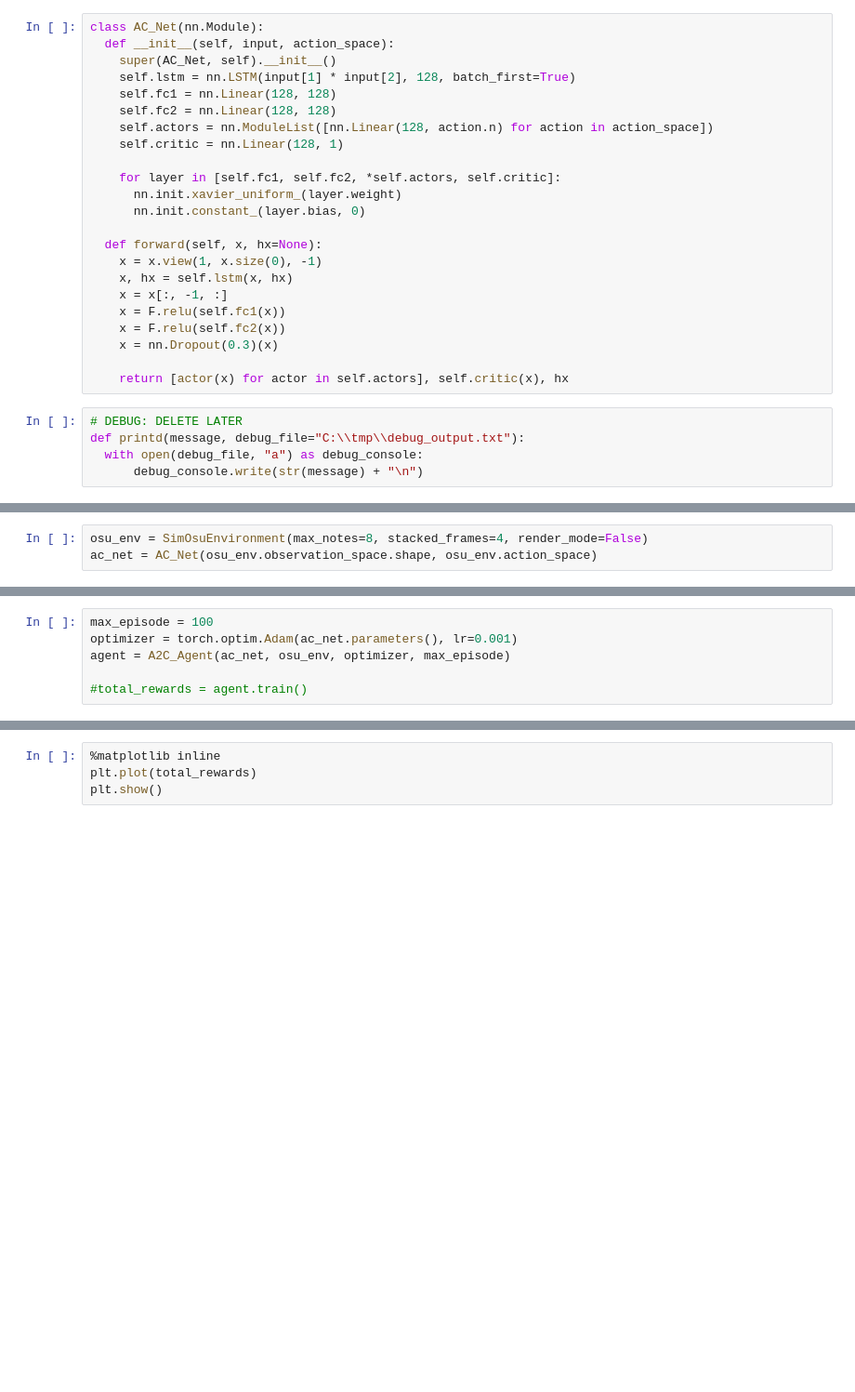
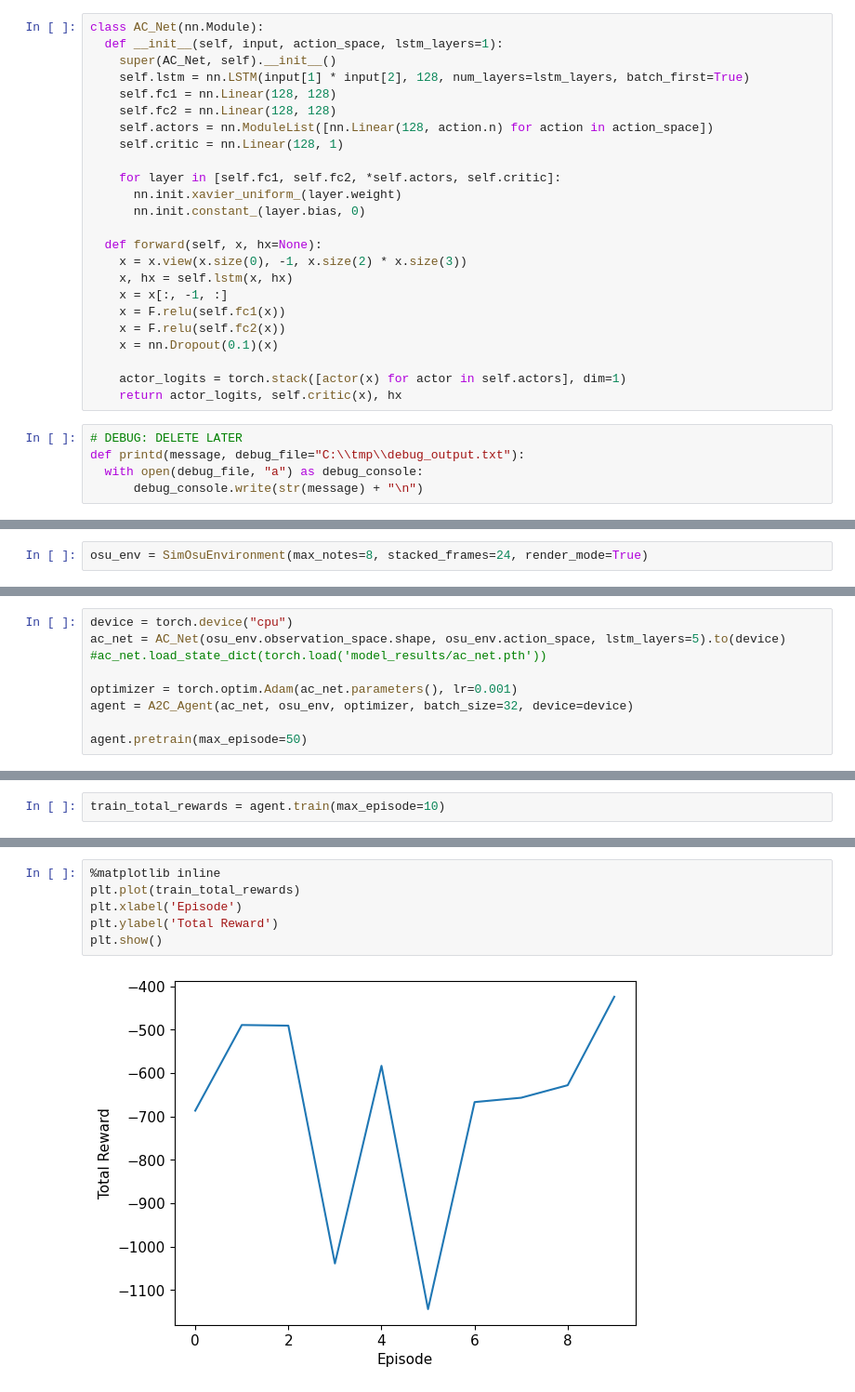
Before and after one commit to tianye-chen/Osu-mania-RL-agent, a Jupyter notebook: a2c.ipynb, the cells around one changed output, grey strips where cells are left out. Shown at 93% size. Saved outputs shown, nothing was run; the diff lists cells and outputs as text; blank space fills up the shorter version.

```diff
--- a/a2c.ipynb
+++ b/a2c.ipynb
@@ -31,9 +33,9 @@ warnings.simplefilter("ignore", FutureWarning)
 logging.getLogger('ultralytics').setLevel(logging.ERROR)
 # %%
 class AC_Net(nn.Module):
-  def __init__(self, input, action_space):
+  def __init__(self, input, action_space, lstm_layers=1):
     super(AC_Net, self).__init__()
-    self.lstm = nn.LSTM(input[1] * input[2], 128, batch_first=True)
+    self.lstm = nn.LSTM(input[1] * input[2], 128, num_layers=lstm_layers, batch_first=True)
     self.fc1 = nn.Linear(128, 128)
     self.fc2 = nn.Linear(128, 128)
     self.actors = nn.ModuleList([nn.Linear(128, action.n) for action in action_space])
@@ -44,14 +46,15 @@ class AC_Net(nn.Module):
       nn.init.constant_(layer.bias, 0)
 
   def forward(self, x, hx=None):
-    x = x.view(1, x.size(0), -1)
+    x = x.view(x.size(0), -1, x.size(2) * x.size(3))
     x, hx = self.lstm(x, hx)
     x = x[:, -1, :]
     x = F.relu(self.fc1(x))
     x = F.relu(self.fc2(x))
-    x = nn.Dropout(0.3)(x)
+    x = nn.Dropout(0.1)(x)
 
-    return [actor(x) for actor in self.actors], self.critic(x), hx
+    actor_logits = torch.stack([actor(x) for actor in self.actors], dim=1)
+    return actor_logits, self.critic(x), hx
 # %%
 # DEBUG: DELETE LATER
 def printd(message, debug_file="C:\\tmp\\debug_output.txt"):
@@ -306,8 +307,7 @@ class SimOsuEnvironment(gym.Env):
 
     self.model = torch.hub.load('ultralytics/yolov5', 'custom', path='./models/best.pt', force_reload=True)
 # %%
-osu_env = SimOsuEnvironment(max_notes=8, stacked_frames=4, render_mode=False)
-ac_net = AC_Net(osu_env.observation_space.shape, osu_env.action_space)
+osu_env = SimOsuEnvironment(max_notes=8, stacked_frames=24, render_mode=True)
 # %% [output]
 Listening on 127.0.0.1:5555
 Downloading: "https://github.com/ultralytics/yolov5/zipball/master" to C:\Users\tiany/.cache\torch\hub\master.zip
@@ -324,7 +319,10 @@ Adding AutoShape...
 # %%
-max_episode = 100
+device = torch.device("cpu")
+ac_net = AC_Net(osu_env.observation_space.shape, osu_env.action_space, lstm_layers=5).to(device)
+#ac_net.load_state_dict(torch.load('model_results/ac_net.pth'))
+
 optimizer = torch.optim.Adam(ac_net.parameters(), lr=0.001)
-agent = A2C_Agent(ac_net, osu_env, optimizer, max_episode)
+agent = A2C_Agent(ac_net, osu_env, optimizer, batch_size=32, device=device)
 
-#total_rewards = agent.train()
+agent.pretrain(max_episode=50)
 # %% [output]
@@ -331,0 +341,2 @@ AttributeError: 'SimOsuEnvironment' object has no attribute 'num_frame'
+# %%
+train_total_rewards = agent.train(max_episode=10)
@@ -336,4 +385,8 @@ torch.save(ac_net.state_dict(), 'models/ac_net.pth')
 # %%
 %matplotlib inline
-plt.plot(total_rewards)
+plt.plot(train_total_rewards)
+plt.xlabel('Episode')
+plt.ylabel('Total Reward')
 plt.show()
+# %% [output]
+[figure, added]
```
Also changed, not shown: parts of 10 cells of this notebook, 8 other files.
